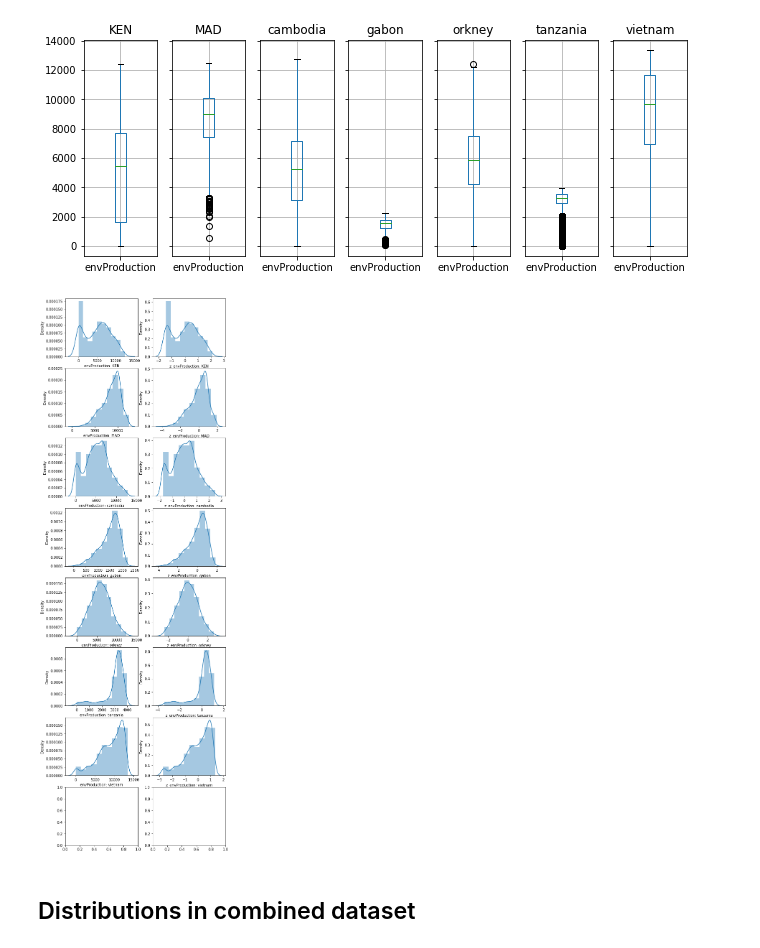
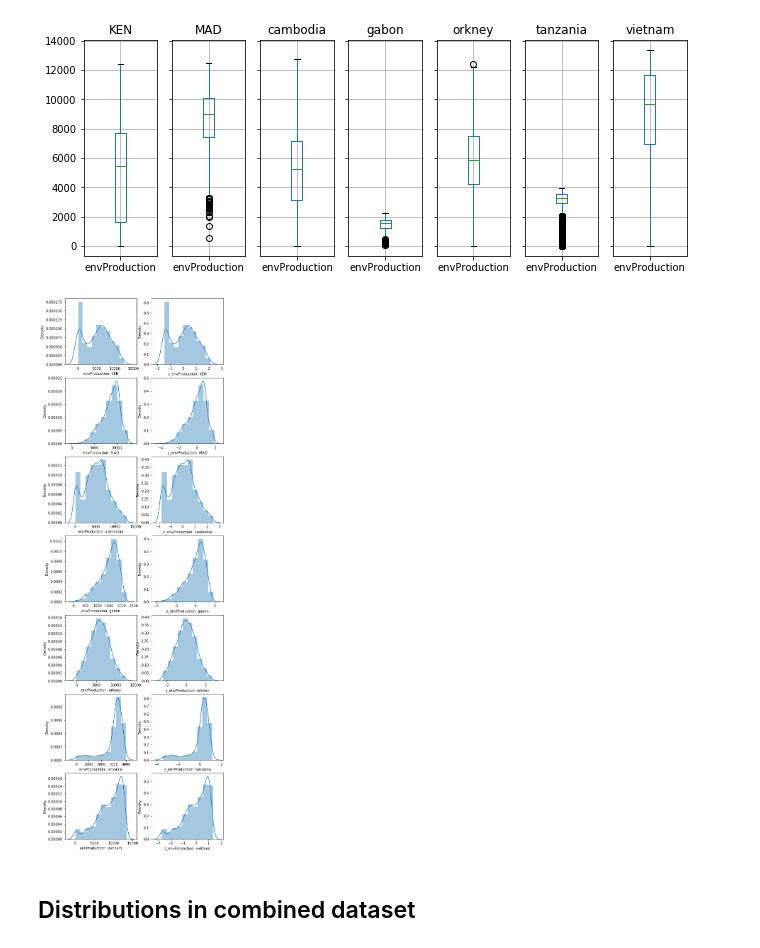
Before and after one commit to ApurvaBhargava/MetaAnalysis, a Jupyter notebook: Distribution of Outcomes.ipynb, the cells around one changed output. Cells and saved outputs as stored; diff of their text form; code cells hidden in the pictures.

Commit message:
plot correction

```diff
--- a/Distribution of Outcomes.ipynb
+++ b/Distribution of Outcomes.ipynb
@@ -64,14 +64,14 @@ plt.show()
 [figure]
 # %%
 # plot histogram
-fig, ax = plt.subplots(8, 2, figsize=(8,28))
+fig, ax = plt.subplots(7, 2, figsize=(8,28))
 i=0
 for country, group in data.groupby('country'):
     sns.distplot(group['envProduction'], bins=10, ax= ax[i][0], axlabel="envProduction: {}".format(country))
     sns.distplot(group['z_envProduction'], bins=10, ax=ax[i][1], axlabel="z_envProduction: {}".format(country))
     i+=1
 # %% [output]
-[figure, old version]
+[figure, new version]
 # %% [markdown]
 ## Distributions in combined dataset
 # %%
```
Also changed, not shown: 1 other file.
